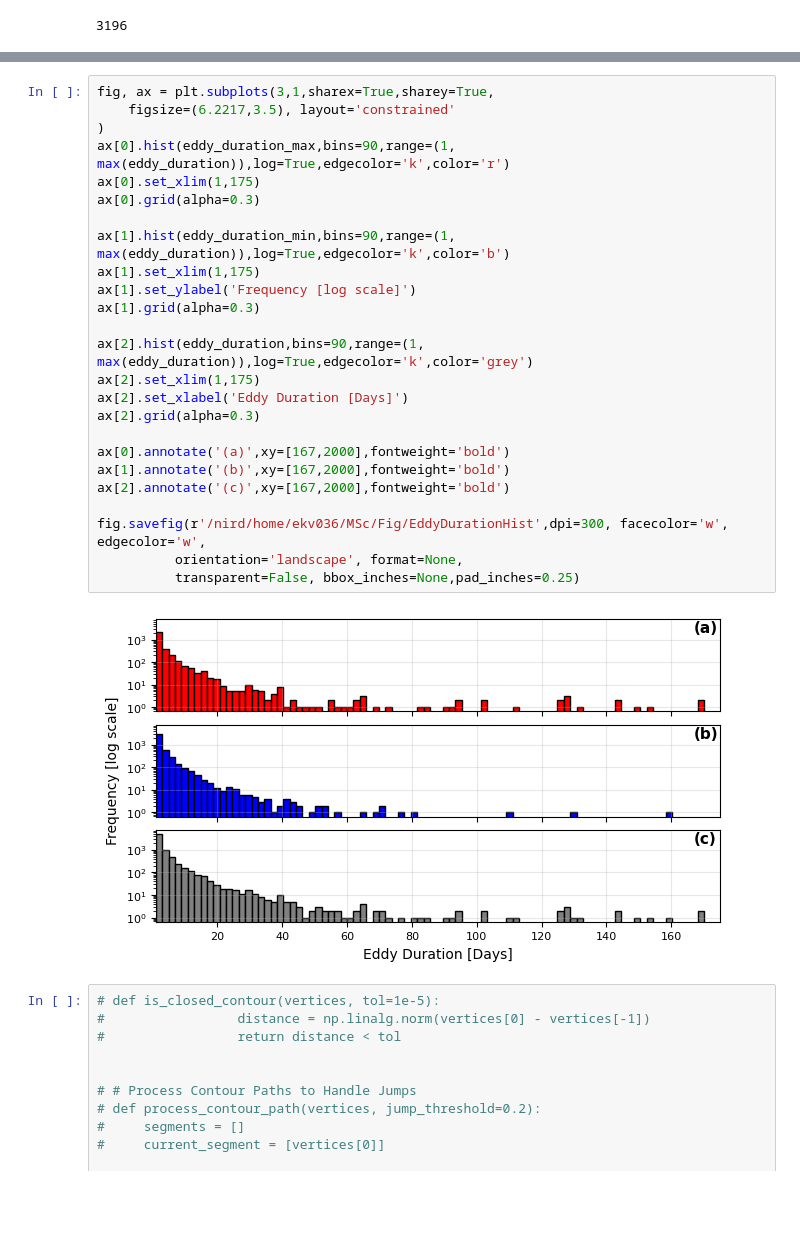
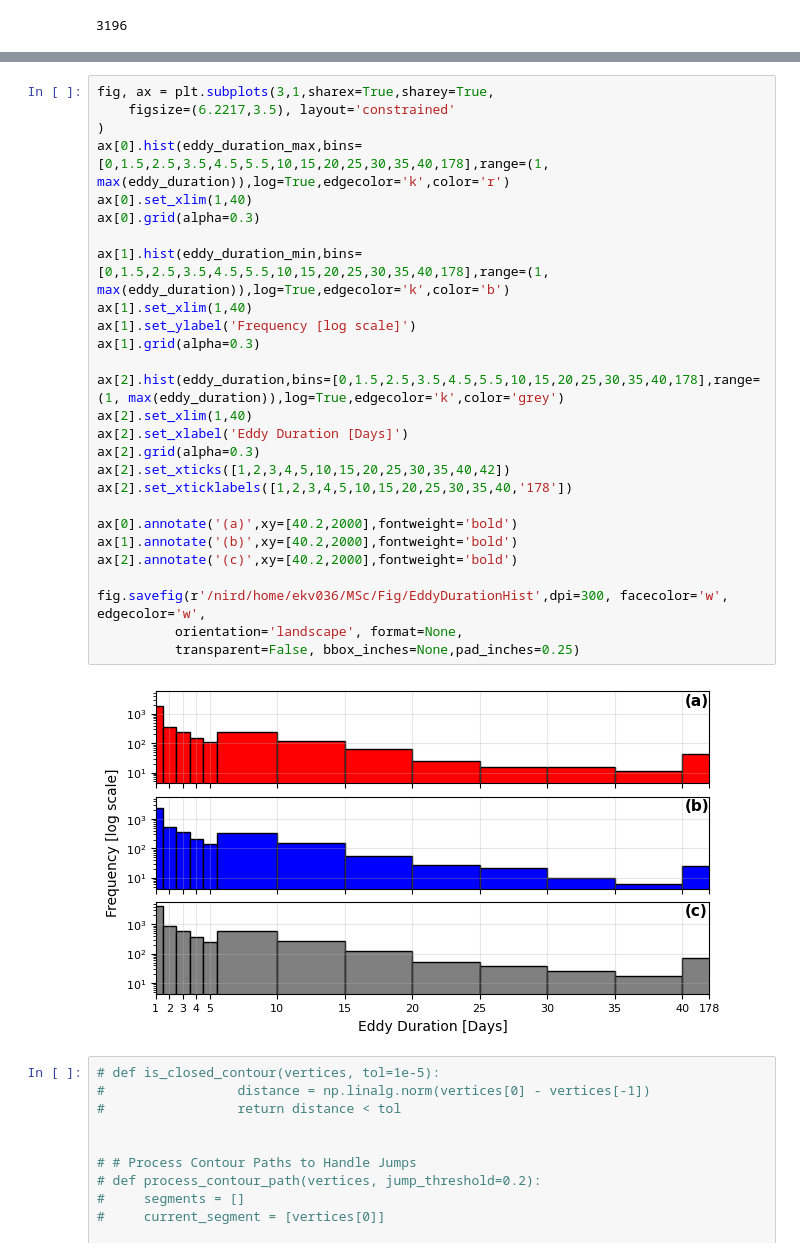
Before and after one commit to EirikKvamme/MScEirik, a Jupyter notebook: Eddies/EddyTrackingProcessing.ipynb, the cells around one changed output, grey strips where cells are left out. Cells and saved outputs as stored; diff of their text form; blank space fills up the shorter version.

```diff
--- a/Eddies/EddyTrackingProcessing.ipynb
+++ b/Eddies/EddyTrackingProcessing.ipynb
@@ -290,30 +323,32 @@ with open('/nird/projects/NS9608K/MSc_EK/Data/EddyResults/Tracking/ID_in_time.js
 # %%
 fig, ax = plt.subplots(3,1,sharex=True,sharey=True,
     figsize=(6.2217,3.5), layout='constrained'
 )
-ax[0].hist(eddy_duration_max,bins=90,range=(1, max(eddy_duration)),log=True,edgecolor='k',color='r')
-ax[0].set_xlim(1,175)
+ax[0].hist(eddy_duration_max,bins=[0,1.5,2.5,3.5,4.5,5.5,10,15,20,25,30,35,40,178],range=(1, max(eddy_duration)),log=True,edgecolor='k',color='r')
+ax[0].set_xlim(1,40)
 ax[0].grid(alpha=0.3)
 
-ax[1].hist(eddy_duration_min,bins=90,range=(1, max(eddy_duration)),log=True,edgecolor='k',color='b')
-ax[1].set_xlim(1,175)
+ax[1].hist(eddy_duration_min,bins=[0,1.5,2.5,3.5,4.5,5.5,10,15,20,25,30,35,40,178],range=(1, max(eddy_duration)),log=True,edgecolor='k',color='b')
+ax[1].set_xlim(1,40)
 ax[1].set_ylabel('Frequency [log scale]')
 ax[1].grid(alpha=0.3)
 
-ax[2].hist(eddy_duration,bins=90,range=(1, max(eddy_duration)),log=True,edgecolor='k',color='grey')
-ax[2].set_xlim(1,175)
+ax[2].hist(eddy_duration,bins=[0,1.5,2.5,3.5,4.5,5.5,10,15,20,25,30,35,40,178],range=(1, max(eddy_duration)),log=True,edgecolor='k',color='grey')
+ax[2].set_xlim(1,40)
 ax[2].set_xlabel('Eddy Duration [Days]')
 ax[2].grid(alpha=0.3)
+ax[2].set_xticks([1,2,3,4,5,10,15,20,25,30,35,40,42])
+ax[2].set_xticklabels([1,2,3,4,5,10,15,20,25,30,35,40,'178'])
 
-ax[0].annotate('(a)',xy=[167,2000],fontweight='bold')
-ax[1].annotate('(b)',xy=[167,2000],fontweight='bold')
-ax[2].annotate('(c)',xy=[167,2000],fontweight='bold')
+ax[0].annotate('(a)',xy=[40.2,2000],fontweight='bold')
+ax[1].annotate('(b)',xy=[40.2,2000],fontweight='bold')
+ax[2].annotate('(c)',xy=[40.2,2000],fontweight='bold')
 
 fig.savefig(r'/nird/home/ekv036/MSc/Fig/EddyDurationHist',dpi=300, facecolor='w', edgecolor='w',
           orientation='landscape', format=None,
           transparent=False, bbox_inches=None,pad_inches=0.25)
 # %% [output]
-[figure, old version]
+[figure, new version]
 # %%
 # def is_closed_contour(vertices, tol=1e-5):
 #                 distance = np.linalg.norm(vertices[0] - vertices[-1])
```
Also changed, not shown: parts of 10 cells of this notebook, 4 other files.
